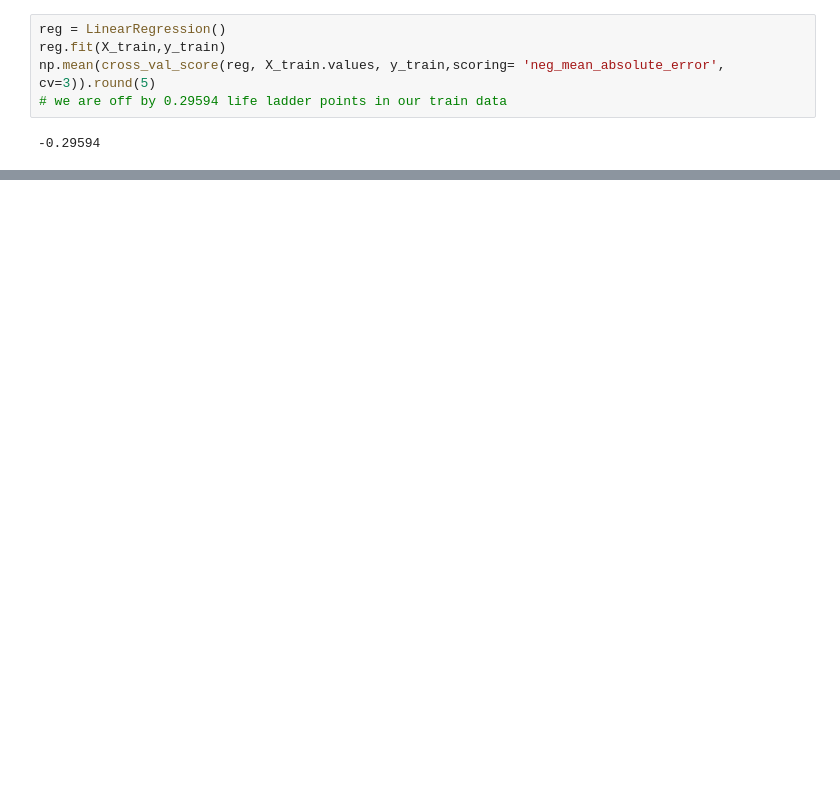
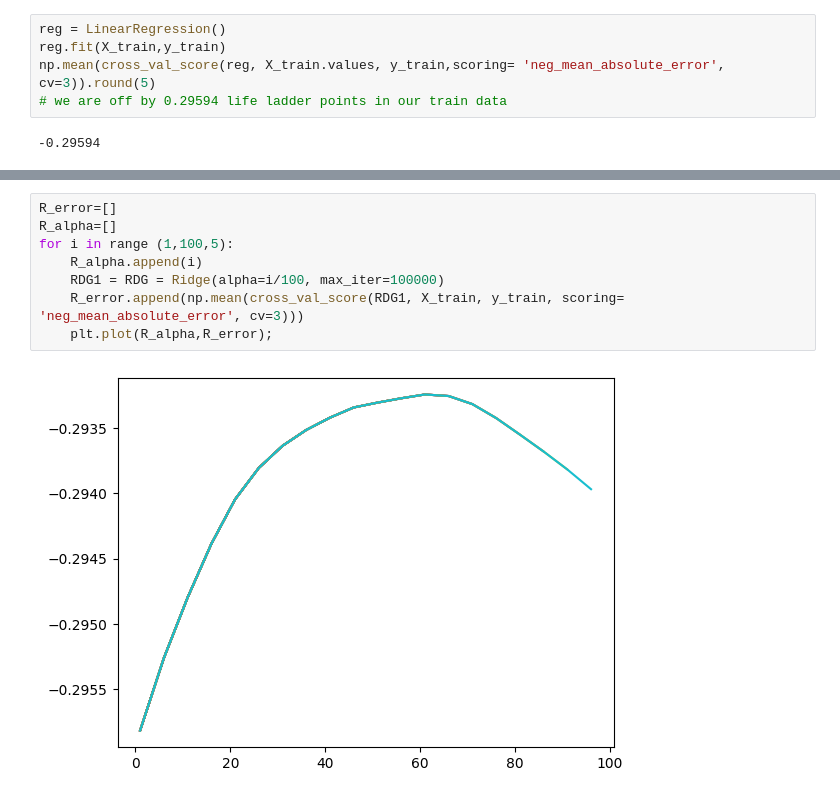
Before and after one commit to noob-noob1/Happiness-report, a Jupyter notebook: model_building.ipynb, the cells around one changed output, grey strips where cells are left out. Cells and saved outputs as stored; diff of their text form; blank space fills up the shorter version.

```diff
--- a/model_building.ipynb
+++ b/model_building.ipynb
@@ -135,0 +128,10 @@ World_happiness
+# %%
+R_error=[]
+R_alpha=[]
+for i in range (1,100,5):
+    R_alpha.append(i)
+    RDG1 = RDG = Ridge(alpha=i/100, max_iter=100000)
+    R_error.append(np.mean(cross_val_score(RDG1, X_train, y_train, scoring= 'neg_mean_absolute_error', cv=3)))
+    plt.plot(R_alpha,R_error);
+# %% [output]
+[figure, added]
```
Also changed, not shown: parts of 45 cells of this notebook, 2 other files.
